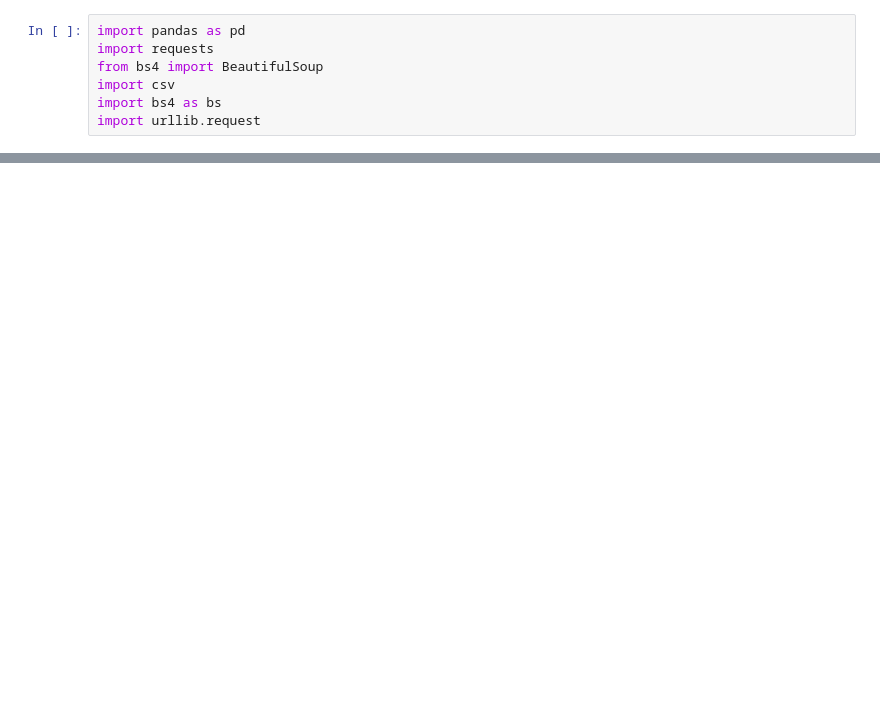
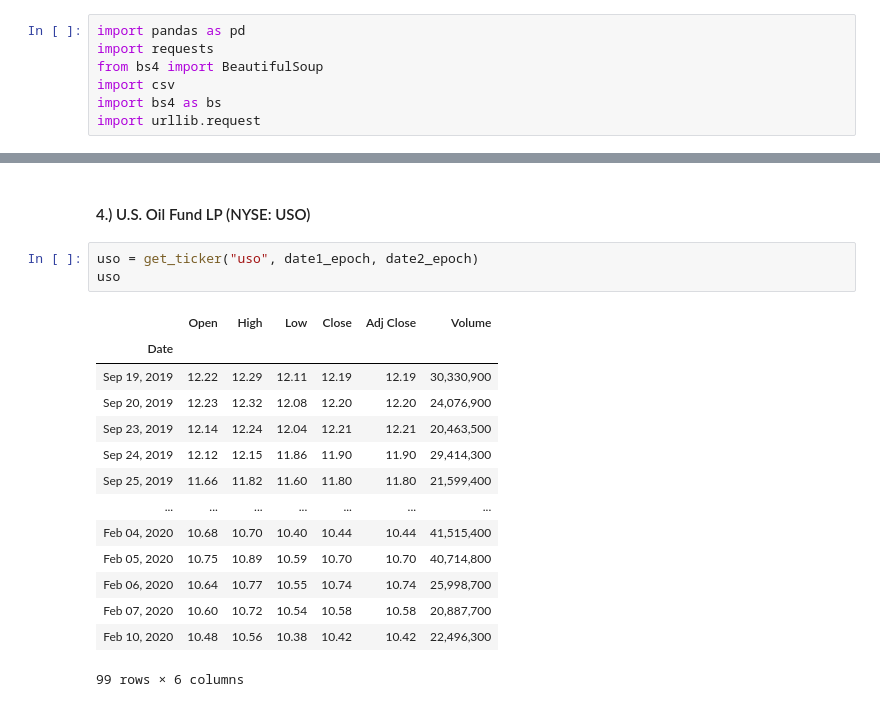
Before and after one commit to nabrarpour4/Webscraping_Portfolio_Optimization, a Jupyter notebook: Web_Scraping.ipynb, the cells around one changed output, grey strips where cells are left out. Saved outputs shown, nothing was run; the diff lists cells and outputs as text; blank space fills up the shorter version.

```diff
--- a/Web_Scraping.ipynb
+++ b/Web_Scraping.ipynb
@@ -239,0 +152,20 @@ df.head()
+# %% [markdown]
+#### 4.) U.S. Oil Fund LP (NYSE: USO)
+# %%
+uso = get_ticker("uso", date1_epoch, date2_epoch)
+uso
+# %% [output]
+|  | Open | High | Low | Close | Adj Close | Volume |
+| Date |  |  |  |  |  |  |
+| Sep 19, 2019 | 12.22 | 12.29 | 12.11 | 12.19 | 12.19 | 30,330,900 |
+| Sep 20, 2019 | 12.23 | 12.32 | 12.08 | 12.20 | 12.20 | 24,076,900 |
+| Sep 23, 2019 | 12.14 | 12.24 | 12.04 | 12.21 | 12.21 | 20,463,500 |
+| Sep 24, 2019 | 12.12 | 12.15 | 11.86 | 11.90 | 11.90 | 29,414,300 |
+| Sep 25, 2019 | 11.66 | 11.82 | 11.60 | 11.80 | 11.80 | 21,599,400 |
+| ... | ... | ... | ... | ... | ... | ... |
+| Feb 04, 2020 | 10.68 | 10.70 | 10.40 | 10.44 | 10.44 | 41,515,400 |
+| Feb 05, 2020 | 10.75 | 10.89 | 10.59 | 10.70 | 10.70 | 40,714,800 |
+| Feb 06, 2020 | 10.64 | 10.77 | 10.55 | 10.74 | 10.74 | 25,998,700 |
+| Feb 07, 2020 | 10.60 | 10.72 | 10.54 | 10.58 | 10.58 | 20,887,700 |
+| Feb 10, 2020 | 10.48 | 10.56 | 10.38 | 10.42 | 10.42 | 22,496,300 |
+99 rows × 6 columns
```
Also changed, not shown: parts of 26 cells of this notebook.
